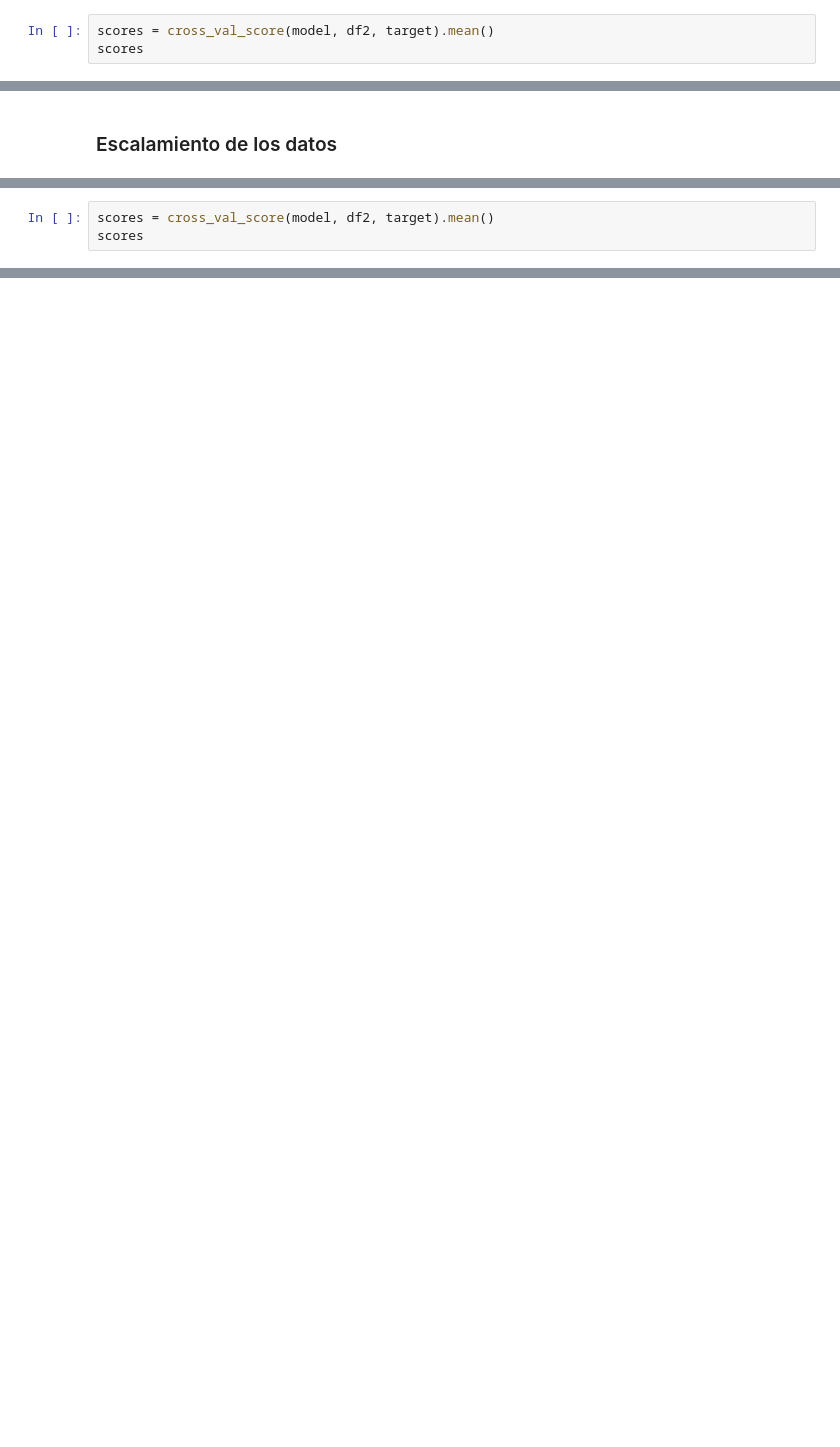
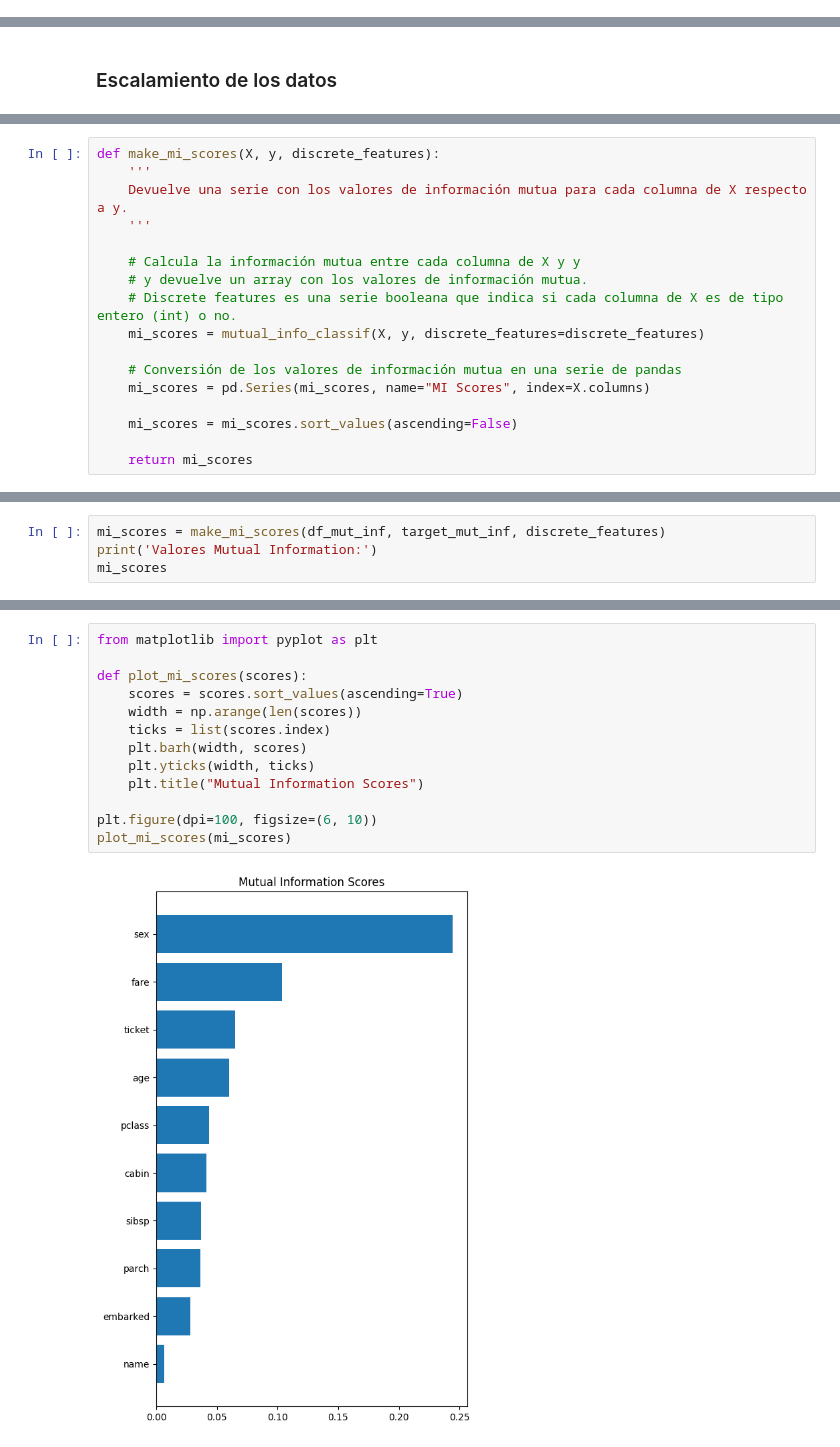
Before and after one commit to viorbe20/ai-programming-exercises, a Jupyter notebook: titanic-prediction-random-forest/titanic-prediction-random-forest.ipynb, the cells around one changed output, grey strips where cells are left out. Drawn from its saved outputs; the diff is of its cells as text; blank space fills up the shorter version.

```diff
--- a/titanic-prediction-random-forest/titanic-prediction-random-forest.ipynb
+++ b/titanic-prediction-random-forest/titanic-prediction-random-forest.ipynb
@@ -399,3 +159,0 @@ df2
-# %%
-scores = cross_val_score(model, df2, target).mean()
-scores
@@ -436,3 +254,0 @@ df2
-# %%
-scores = cross_val_score(model, df2, target).mean()
-scores
@@ -440,0 +307,17 @@ scores
+# %%
+def make_mi_scores(X, y, discrete_features):
+    '''
+    Devuelve una serie con los valores de información mutua para cada columna de X respecto a y.
+    '''
+
+    # Calcula la información mutua entre cada columna de X y y
+    # y devuelve un array con los valores de información mutua.
+    # Discrete features es una serie booleana que indica si cada columna de X es de tipo entero (int) o no.
+    mi_scores = mutual_info_classif(X, y, discrete_features=discrete_features)
+
+    # Conversión de los valores de información mutua en una serie de pandas
+    mi_scores = pd.Series(mi_scores, name="MI Scores", index=X.columns)
+
+    mi_scores = mi_scores.sort_values(ascending=False)
+
+    return mi_scores
@@ -440,0 +326,4 @@ scores
+# %%
+mi_scores = make_mi_scores(df_mut_inf, target_mut_inf, discrete_features)
+print('Valores Mutual Information:')
+mi_scores
@@ -440,0 +345,15 @@ scores
+# %%
+from matplotlib import pyplot as plt
+
+def plot_mi_scores(scores):
+    scores = scores.sort_values(ascending=True)
+    width = np.arange(len(scores))
+    ticks = list(scores.index)
+    plt.barh(width, scores)
+    plt.yticks(width, ticks)
+    plt.title("Mutual Information Scores")
+
+plt.figure(dpi=100, figsize=(6, 10))
+plot_mi_scores(mi_scores)
+# %% [output]
+[figure, added]
```
Also changed, not shown: parts of 70 cells of this notebook.
